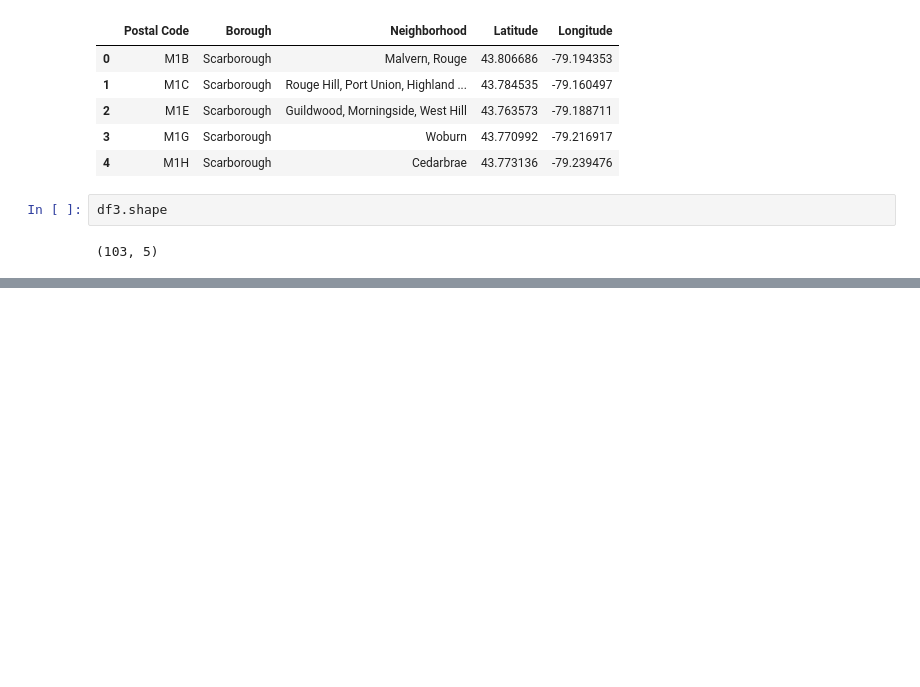
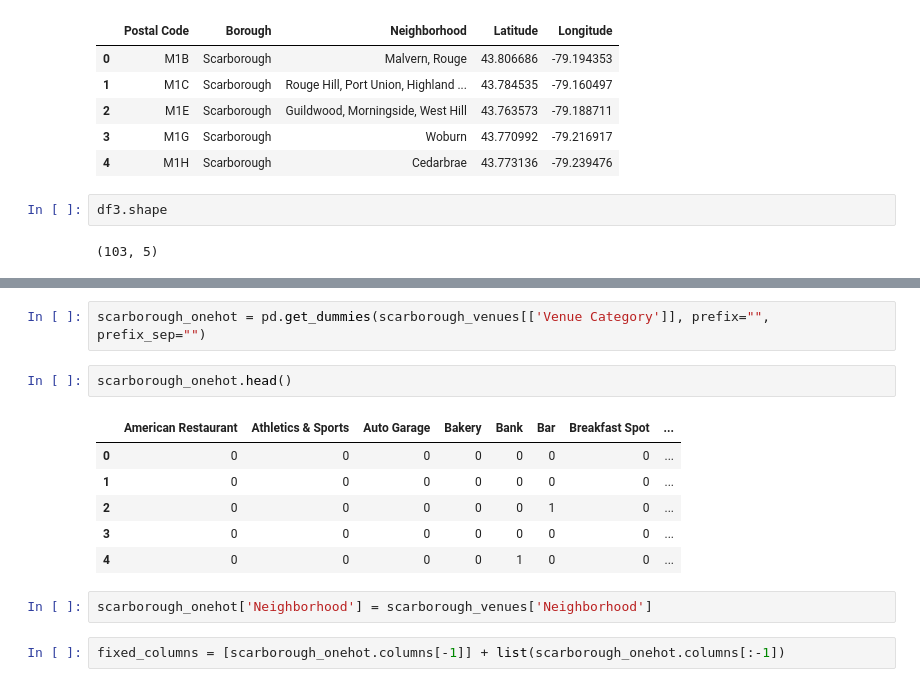
Before and after one commit to jackymiao/Coursera_Capstone, a Jupyter notebook: IBM-Toronto.ipynb, the cells around one changed output, grey strips where cells are left out. Saved outputs shown, nothing was run; the diff lists cells and outputs as text; blank space fills up the shorter version.

```diff
--- a/IBM-Toronto.ipynb
+++ b/IBM-Toronto.ipynb
@@ -141,0 +449,15 @@ df3.shape
+# %%
+scarborough_onehot = pd.get_dummies(scarborough_venues[['Venue Category']], prefix="", prefix_sep="")
+# %%
+scarborough_onehot.head()
+# %% [output]
+|  | American Restaurant | Athletics & Sports | Auto Garage | Bakery | Bank | Bar | Breakfast Spot | ... |
+| 0 | 0 | 0 | 0 | 0 | 0 | 0 | 0 | ... |
+| 1 | 0 | 0 | 0 | 0 | 0 | 0 | 0 | ... |
+| 2 | 0 | 0 | 0 | 0 | 0 | 1 | 0 | ... |
+| 3 | 0 | 0 | 0 | 0 | 0 | 0 | 0 | ... |
+| 4 | 0 | 0 | 0 | 0 | 1 | 0 | 0 | ... |
+# %%
+scarborough_onehot['Neighborhood'] = scarborough_venues['Neighborhood']
+# %%
+fixed_columns = [scarborough_onehot.columns[-1]] + list(scarborough_onehot.columns[:-1])
```
Also changed, not shown: parts of 59 cells of this notebook.
